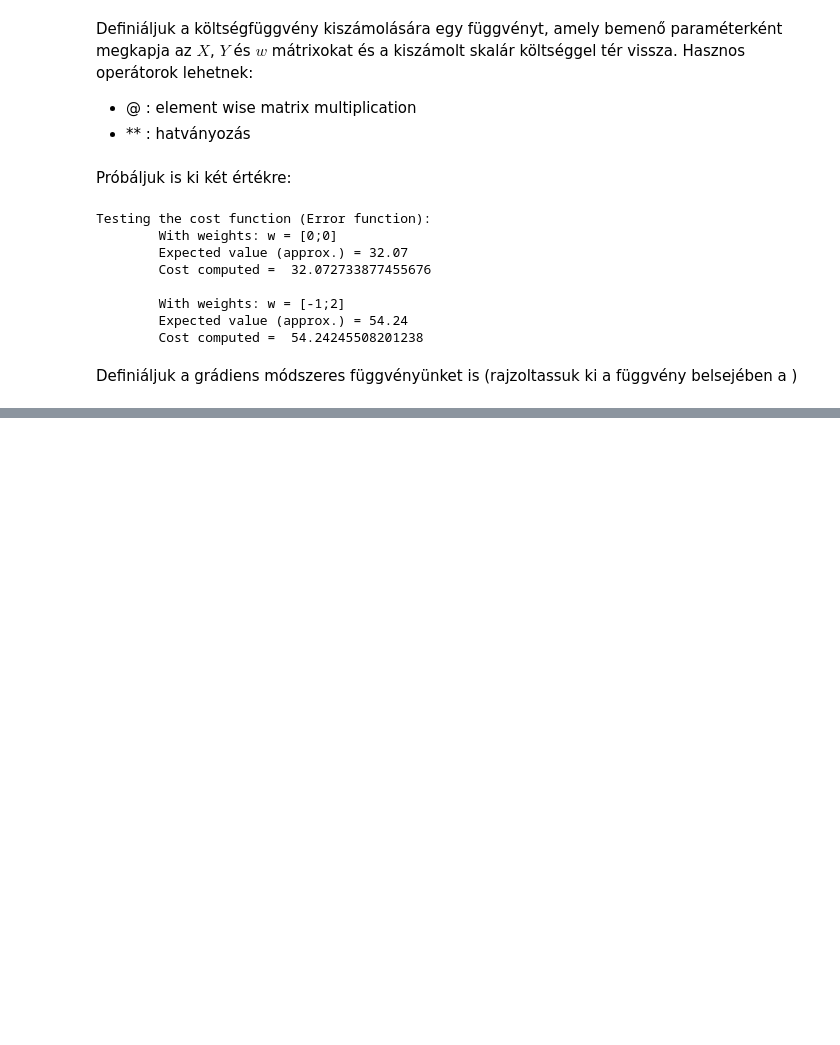
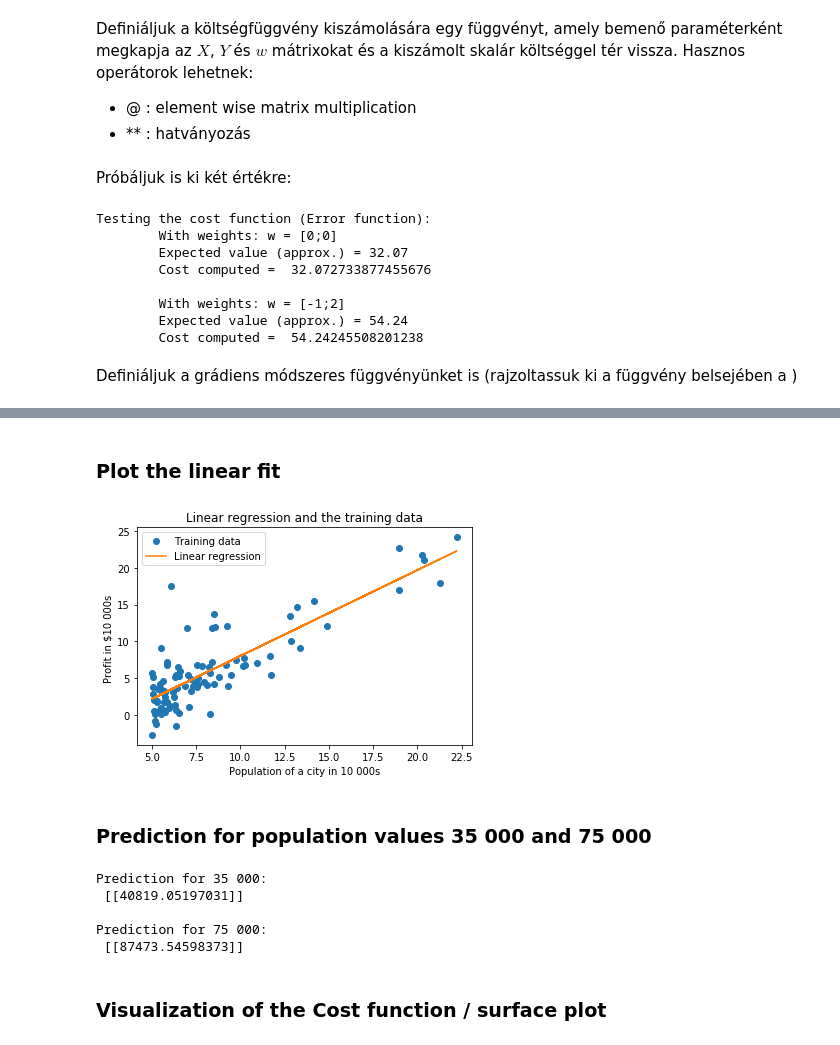
Before and after one commit to Fortuz/MIKRO_lab, a Jupyter notebook: AdaptiveRoboLabor/Jupyter/L01 - LinearRegressionOneVariable/L01 - Linear Regression with One Variable.ipynb, the cells around one changed output, grey strips where cells are left out. Drawn from its saved outputs; the diff is of its cells as text; code cells hidden in the pictures; blank space fills up the shorter version.

```diff
--- a/AdaptiveRoboLabor/Jupyter/L01 - LinearRegressionOneVariable/L01 - Linear Regression with One Variable.ipynb
+++ b/AdaptiveRoboLabor/Jupyter/L01 - LinearRegressionOneVariable/L01 - Linear Regression with One Variable.ipynb
@@ -177,0 +195,27 @@ NameError: name 'C_history' is not defined
+# %% [markdown]
+### Plot the linear fit
+# %%
+plt.plot((X[:,1]).reshape(97,1),Y,'o', label = "Training data")
+plt.plot((X[:,1]).reshape(97,1),X@w,'-',label = "Linear regression")
+plt.xlabel("Population of a city in 10 000s")
+plt.ylabel("Profit in $10 000s ")
+plt.title("Linear regression and the training data")
+plt.legend()
+plt.show()
+# %% [output]
+[figure, added]
+# %% [markdown]
+### Prediction for population values 35 000 and 75 000
+# %%
+Prediction1 = (np.array([[1], [35000]])).reshape(1,2)@w
+Prediction2 = (np.array([[1], [75000]])).reshape(1,2)@w
+print('\nPrediction for 35 000:\n',Prediction1)
+print('\nPrediction for 75 000:\n',Prediction2)
+# %% [output]
+Prediction for 35 000:
+ [[40819.05197031]]
+
+Prediction for 75 000:
+ [[87473.54598373]]
+# %% [markdown]
+### Visualization of the Cost function / surface plot
```
Also changed, not shown: parts of 11 cells of this notebook, 6 other files.
